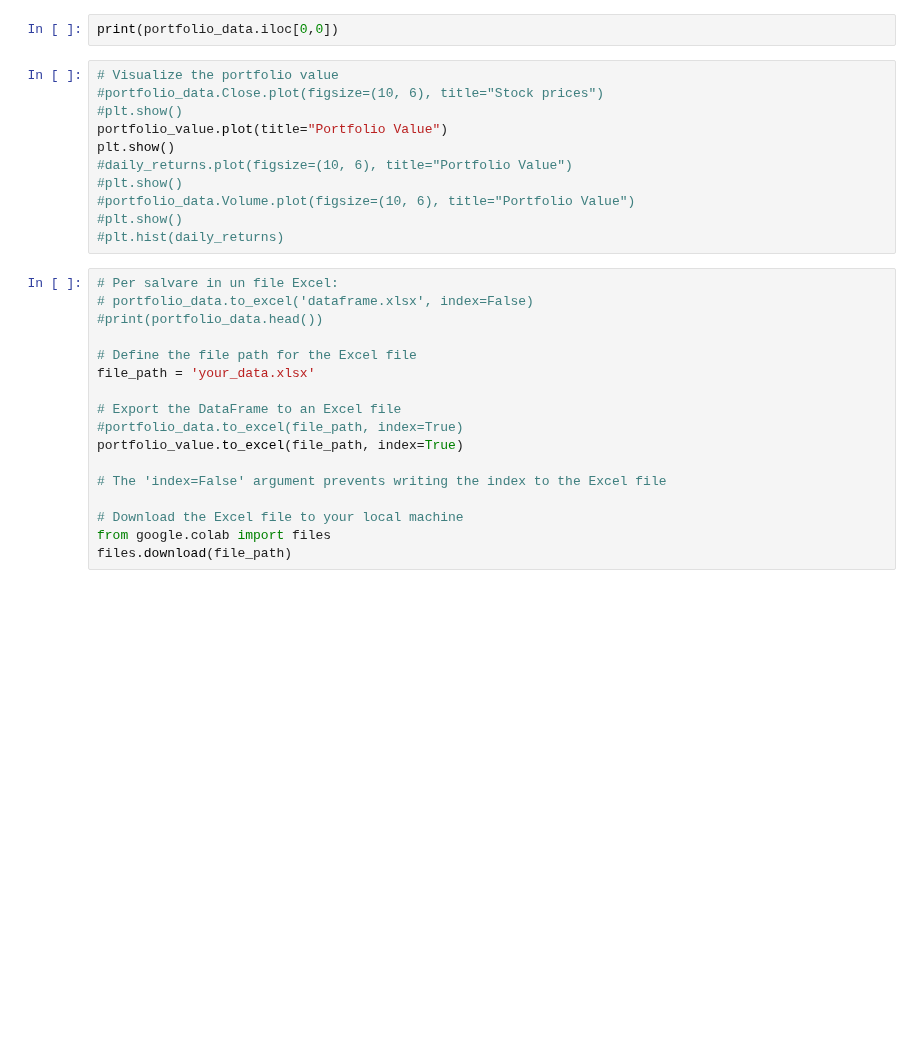
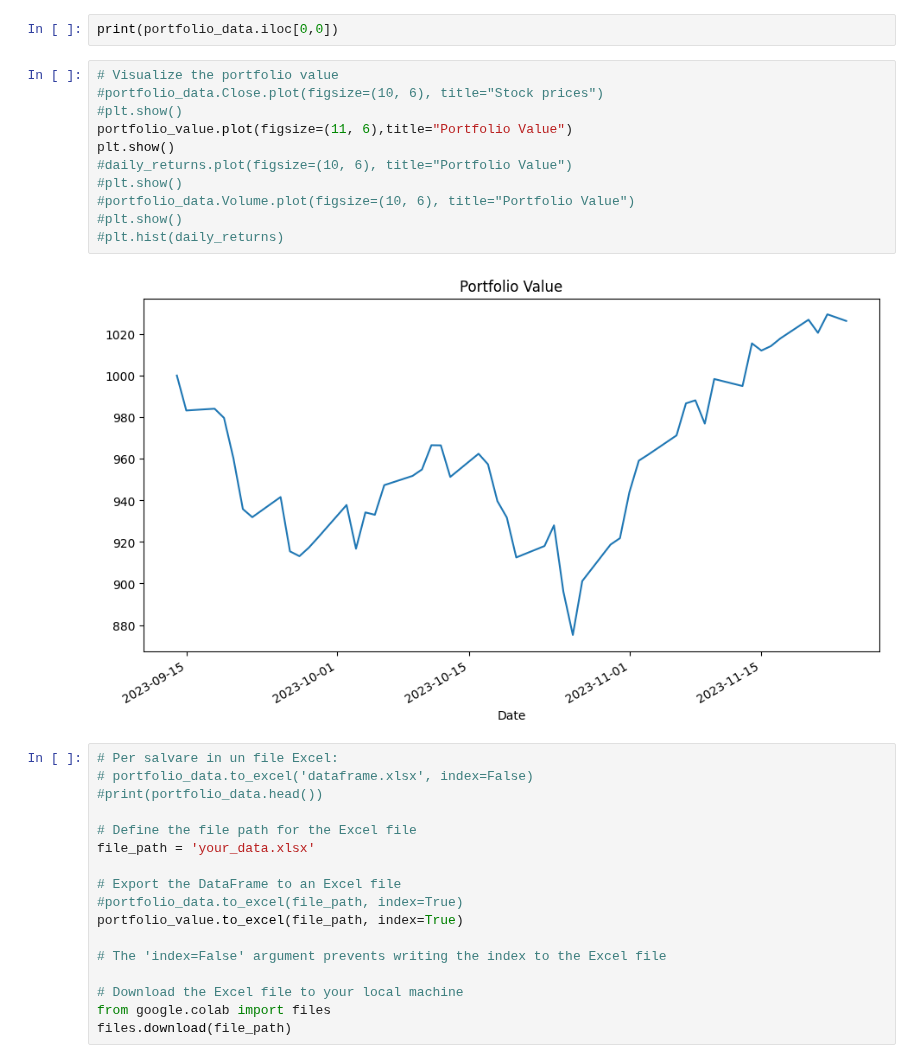
Before and after one commit to Finardiprof/Python, a Jupyter notebook: Portafoglio.ipynb, the cells around one changed output. Saved outputs shown, nothing was run; the diff lists cells and outputs as text; blank space fills up the shorter version.

```diff
--- a/Portafoglio.ipynb
+++ b/Portafoglio.ipynb
@@ -30,14 +33,16 @@ print(portfolio_data.iloc[0,0])
 # %%
 # Visualize the portfolio value
 #portfolio_data.Close.plot(figsize=(10, 6), title="Stock prices")
 #plt.show()
-portfolio_value.plot(title="Portfolio Value")
+portfolio_value.plot(figsize=(11, 6),title="Portfolio Value")
 plt.show()
 #daily_returns.plot(figsize=(10, 6), title="Portfolio Value")
 #plt.show()
 #portfolio_data.Volume.plot(figsize=(10, 6), title="Portfolio Value")
 #plt.show()
 #plt.hist(daily_returns)
+# %% [output]
+[figure, added]
 # %%
 # Per salvare in un file Excel:
 # portfolio_data.to_excel('dataframe.xlsx', index=False)
```
Also changed, not shown: parts of 2 cells of this notebook.
